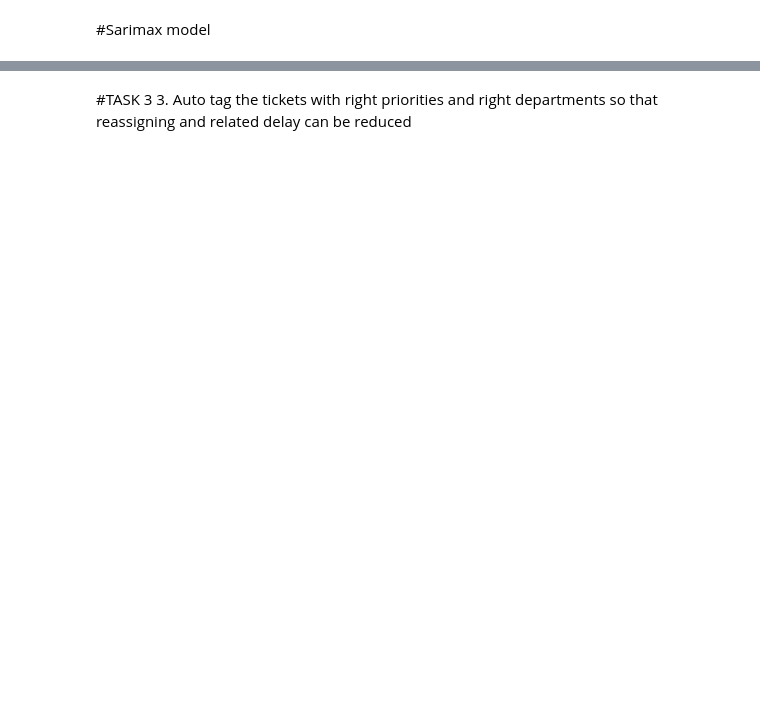
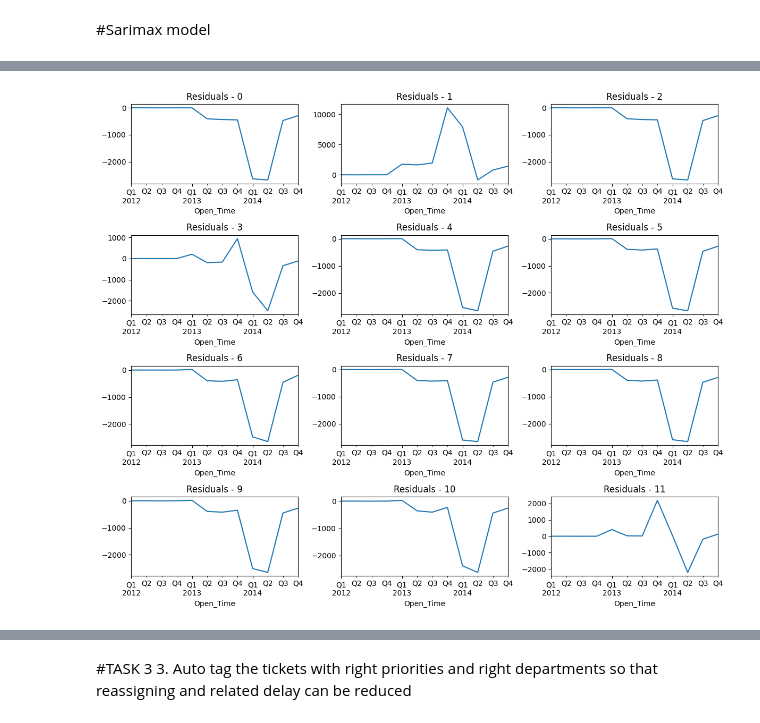
Before and after one commit to Manohar1805/ITSM-TICKET-MANAGEMENT, a Jupyter notebook: Copy_of_TICKET_MANAGEMENT_updated.ipynb, the cells around one changed output, grey strips where cells are left out. Cells and saved outputs as stored; diff of their text form; code cells hidden in the pictures; blank space fills up the shorter version.

```diff
--- a/Copy_of_TICKET_MANAGEMENT_updated.ipynb
+++ b/Copy_of_TICKET_MANAGEMENT_updated.ipynb
@@ -1423,11 +1552,9 @@ plt.tight_layout()
 columns_to_forecast = quaterly_data.columns
 
 # Perform the forecasting for each column
-sarima_forecast = pd.DataFrame(columns=columns_to_forecast)
+sarima_forecast = {}
 for column in columns_to_forecast:
-    model = SARIMAX(quaterly_data[column], order=(1, 0, 0), seasonal_order=(1, 0, 0, 12))  # SARIMAX(1, 0, 0)(1, 0, 0, 12) model
+    model = SARIMAX(quaterly_data[column], order=(1, 1, 1), seasonal_order=(1, 1, 1, 12))  # SARIMAX(1, 0, 0)(1, 0, 0, 12) model
     model_fit = model.fit()
     forecast = model_fit.forecast(steps=12)  # Forecast for the next 12 months
     sarima_forecast[column] = forecast
-# %%
-sarima_forecast=sarima_forecast.astype(int)
@@ -1449,0 +1566,15 @@ sarima_forecast
+# %%
+plt.figure(figsize=(12, 10))
+pl_no = 1
+
+for column, results in sarima_forecast.items():
+    residuals = quaterly_data[column] - model_fit.fittedvalues
+    plt.subplot(4, 3, pl_no)
+    residuals.plot()
+    plt.title(f'Residuals - {column}')
+    pl_no += 1
+
+plt.tight_layout()
+plt.show()
+# %% [output]
+[figure, added]
```
Also changed, not shown: parts of 38 cells of this notebook.
